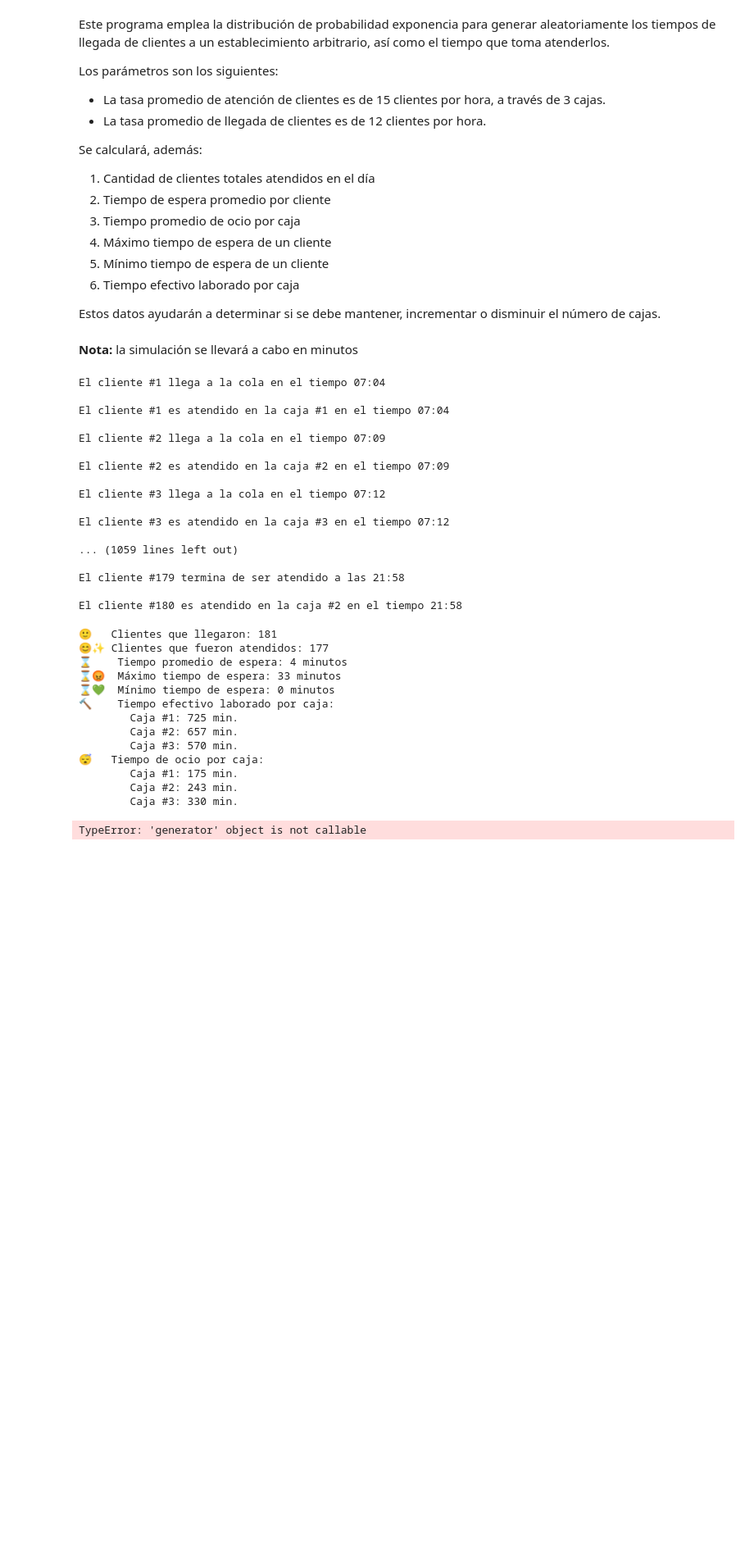
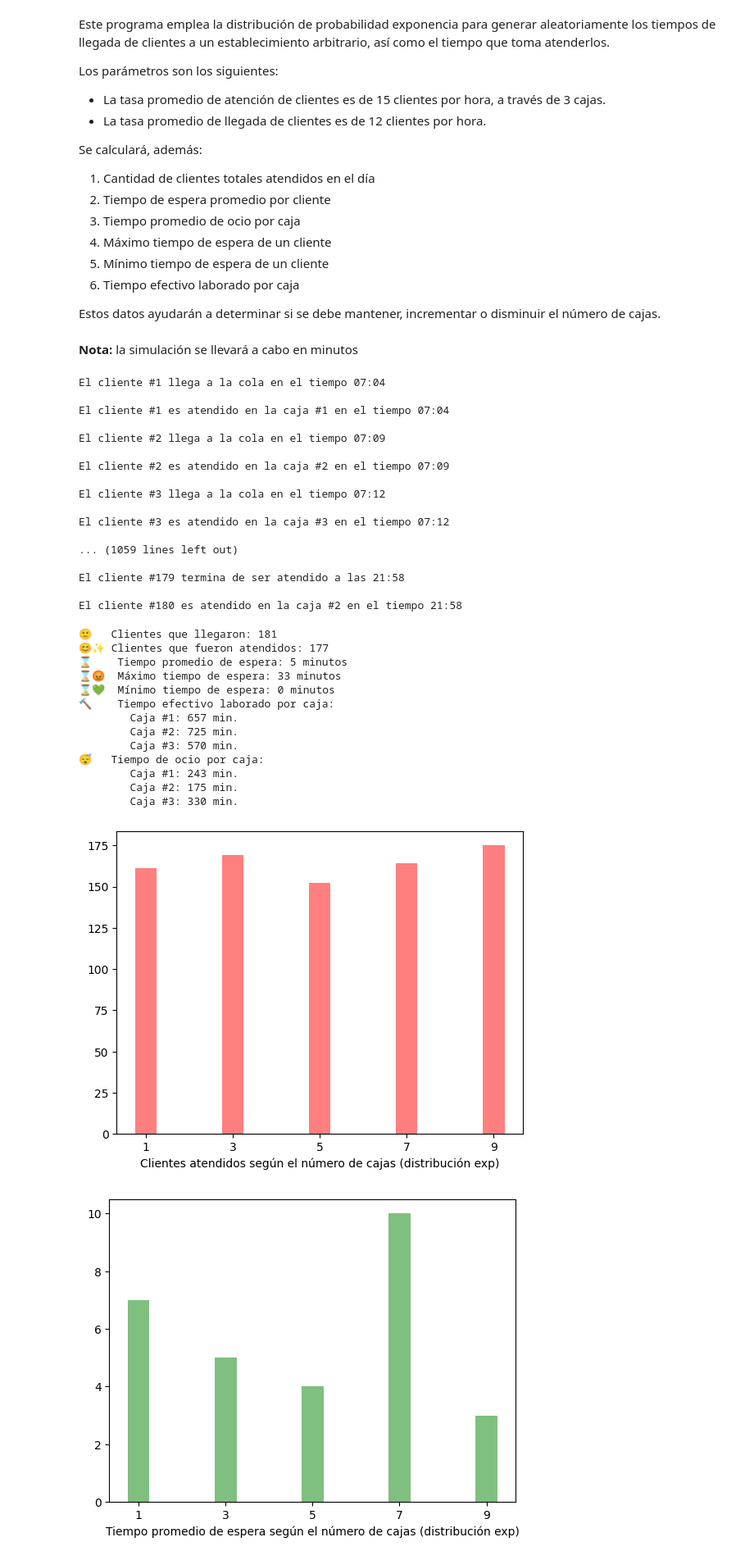
Before and after one commit to OrlolvareZ/queue-system-simpy, a Jupyter notebook: sim_sistema_colas.ipynb, the cells around one changed output. Shown at 82% size. Cells and saved outputs as stored; diff of their text form; code cells hidden in the pictures; blank space fills up the shorter version.

Commit message:
Replaced global variables with metric monitor obj

```diff
--- a/sim_sistema_colas.ipynb
+++ b/sim_sistema_colas.ipynb
@@ -91,11 +153,9 @@ def desc_minutos(hora_inicio, minutos):
         dt.datetime.combine(dt.date.today(), hora_inicio) + dt.timedelta(minutes=minutos)
     ).strftime("%H:%M")
 # %%
-def decidir_mejor_caja(cajas):
+def decidir_mejor_caja(cajas, tiempos_restantes):
 
-    global tiempos_restantes
     # Seleccionar la caja que se desocupará primero
-
     menor_tiempo = tiempos_restantes[cajas[0]]
     mejor_caja = cajas[0]
 
@@ -195,7 +244,7 @@ def sistema_colas_exponencial(
         )
 # %%
 # Se declara el proceso que monitorea el estado de las cajas
-def disminuir_tiempo_restante(entorno, cajas):
+def disminuir_tiempo_restante(entorno, cajas, tiempos_restantes):
 
     """
         Este proceso se encarga de disminuir minuto a minuto el tiempo de atención restante de cada caja.
@@ -214,7 +263,6 @@ def disminuir_tiempo_restante(entorno, cajas):
 
         for caja in cajas:
 
-            global tiempos_restantes
             tiempo_atencion_restante = tiempos_restantes[caja]
 
             if tiempo_atencion_restante > 0:
@@ -278,12 +328,14 @@ def simular_exponencial(
     lambda_llegada,
     lambda_atencion,
     cajas : list[simpy.Resource],
+    tiempos_restantes : dict,
     hora_inicio,
+    monitor_metricas : Metrics,
     procesador_mensajes : MessageProcessor
 ):
     # Se asignan los procesos del sistema de colas y de monitoreo de cajas al entorno
-    entorno.process(sistema_colas_exponencial(entorno, lambda_llegada, lambda_atencion, cajas, hora_inicio, procesador_mensajes))
-    entorno.process(disminuir_tiempo_restante(entorno, cajas))
+    entorno.process(sistema_colas_exponencial(entorno, lambda_llegada, lambda_atencion, cajas, tiempos_restantes, hora_inicio, monitor_metricas, procesador_mensajes))
+    entorno.process(disminuir_tiempo_restante(entorno, cajas, tiempos_restantes))
     # Se ejecuta la simulación hasta que se cumpla el tiempo indicado
     entorno.run(until=duracion_simulacion)
 
@@ -293,10 +345,12 @@ def simular_poisson(
     lambda_llegada,
     lambda_atencion,
     cajas : list[simpy.Resource],
+    tiempos_restantes : dict,
     hora_inicio,
-    procesador_mensajes : MessageProcessor
+    monitor_metricas : Metrics,
+    procesador_mensajes : MessageProcessor,
 ):
-    entorno.process(sistema_colas_poisson(entorno, lambda_llegada, lambda_atencion, cajas, hora_inicio, procesador_mensajes))
+    entorno.process(sistema_colas_poisson(entorno, lambda_llegada, lambda_atencion, cajas, tiempos_restantes, hora_inicio, monitor_metricas, procesador_mensajes))
     entorno.run(until=duracion_simulacion)
 # %%
 def ejecutar_simulacion(
@@ -403,37 +444,37 @@ El cliente #179 termina de ser atendido a las 21:58
 El cliente #180 es atendido en la caja #2 en el tiempo 21:58
 # %%
 # Se reportan los resultados de la simulación
-print(f"🙂   Clientes que llegaron: {total_clientes}")
-print(f"😊✨ Clientes que fueron atendidos: {clientes_atendidos}")
-print(f"⌛    Tiempo promedio de espera: {int(espera_total/total_clientes)} minutos")
-print(f"⌛😡  Máximo tiempo de espera: {maxima_espera} minutos")
-print(f"⌛💚  Mínimo tiempo de espera: {minima_espera} minutos")
+print(f"🙂   Clientes que llegaron: {monitor_metricas.clientes_totales}")
+print(f"😊✨ Clientes que fueron atendidos: {monitor_metricas.clientes_atendidos}")
+print(f"⌛    Tiempo promedio de espera: {int(monitor_metricas.tiempo_espera_promedio())} minutos")
+print(f"⌛😡  Máximo tiempo de espera: {monitor_metricas.maxima_espera} minutos")
+print(f"⌛💚  Mínimo tiempo de espera: {monitor_metricas.minima_espera} minutos")
 print(f"🔨    Tiempo efectivo laborado por caja:")
 
 i = 1
-for tiempo in tiempos_efectivos.values():
+for tiempo in monitor_metricas.tiempos_efectivos.values():
     print(f"\tCaja #{i}: {tiempo} min.")
     i += 1
 
 print(f"😴   Tiempo de ocio por caja:")
 
 i = 1
-for tiempo in tiempos_efectivos.values():
+for tiempo in monitor_metricas.tiempos_efectivos.values():
     print(f"\tCaja #{i}: {duracion_simulacion - tiempo} min.")
     i += 1
 # %% [output]
 🙂   Clientes que llegaron: 181
 😊✨ Clientes que fueron atendidos: 177
-⌛    Tiempo promedio de espera: 4 minutos
+⌛    Tiempo promedio de espera: 5 minutos
 ⌛😡  Máximo tiempo de espera: 33 minutos
 ⌛💚  Mínimo tiempo de espera: 0 minutos
 🔨    Tiempo efectivo laborado por caja:
-        Caja #1: 725 min.
-        Caja #2: 657 min.
+        Caja #1: 657 min.
+        Caja #2: 725 min.
         Caja #3: 570 min.
 😴   Tiempo de ocio por caja:
-        Caja #1: 175 min.
-        Caja #2: 243 min.
+        Caja #1: 243 min.
+        Caja #2: 175 min.
         Caja #3: 330 min.
 # %%
 # Se llevará a cabo una simulación para múltiples números de cajas, con el fin de determinar cuál es el número óptimo
@@ -468,45 +509,50 @@ def colores():
 ancho_barras = 1 / (len(variables_a_graficar) + 1)
 posiciones = numpy.arange(len(numeros_cajas))
 colores_gen = colores()
+monitor_metricas = Metrics(duracion_simulacion)
 
-# Crear el directorio para las corridas
+# Crear el directorio para los resultados de las corridas
 try:
     os.mkdir("corridas")
 except:
     pass
 
 for distribucion in distribuciones:
 
     colores_gen_ = colores_gen
 
     for n_cajas in numeros_cajas:
 
         ruta_archivo_resultados = f"corridas/corrida_{distribucion}_{n_cajas}_cajas.txt"
         procesador_salida = FileMessageProcessor(ruta_archivo_resultados)
 
         ejecutar_simulacion(
             entorno = simpy.Environment(),
             duracion_simulacion = duracion_simulacion,
             hora_inicio = hora_inicio,
             dist = distribucion,
             n_servidores = n_cajas,
             lambda_llegada = 12,
             lambda_atencion = 15,
-            procesador_mensajes = procesador_salida
+            procesador_mensajes = procesador_salida,
+            monitor_metricas = monitor_metricas,
         )
 
-        cants_clientes_atendidos.append(clientes_atendidos)
-        tiempos_promedio_espera.append(int(espera_total/total_clientes))
+        cants_clientes_atendidos.append(monitor_metricas.clientes_atendidos)
+        tiempos_promedio_espera.append(int(monitor_metricas.tiempo_espera_promedio()))
         # Se suman los tiempos efectivos de cada caja y se transforman a horas
-        tiempos_efectivos_globales.append(sum(tiempos_efectivos.values()) / 60)
+        tiempos_efectivos_globales.append(monitor_metricas.tiempos_efectivo_total() / 60)
+        # Limpiar el monitor de métricas para la siguiente distribución
+        monitor_metricas.reiniciar()
 
-    for var in variables_a_graficar:
+    for desc, arg_list in variables_a_graficar:
 
-        plt.bar(posiciones, var[1], align="center", alpha=0.5, color=next(colores_gen), width=ancho_barras)
+        plt.bar(posiciones, arg_list, align="center", alpha=0.5, color=next(colores_gen), width=ancho_barras)
         plt.xticks(posiciones, numeros_cajas)
-        plt.xlabel(f"{var[0]} (distribución {distribucion})")
+        plt.xlabel(f"{desc} (distribución {distribucion})")
         plt.show()
-        # Limpiar la lista para la siguiente variable
-        var[1].clear()
+        # Limpiar la lista para la siguiente ejecución de la simulación
+        arg_list.clear()
 # %% [output]
-TypeError: 'generator' object is not callable
+[figure, added]
+[figure, added]
```
Also changed, not shown: parts of 8 cells of this notebook.
